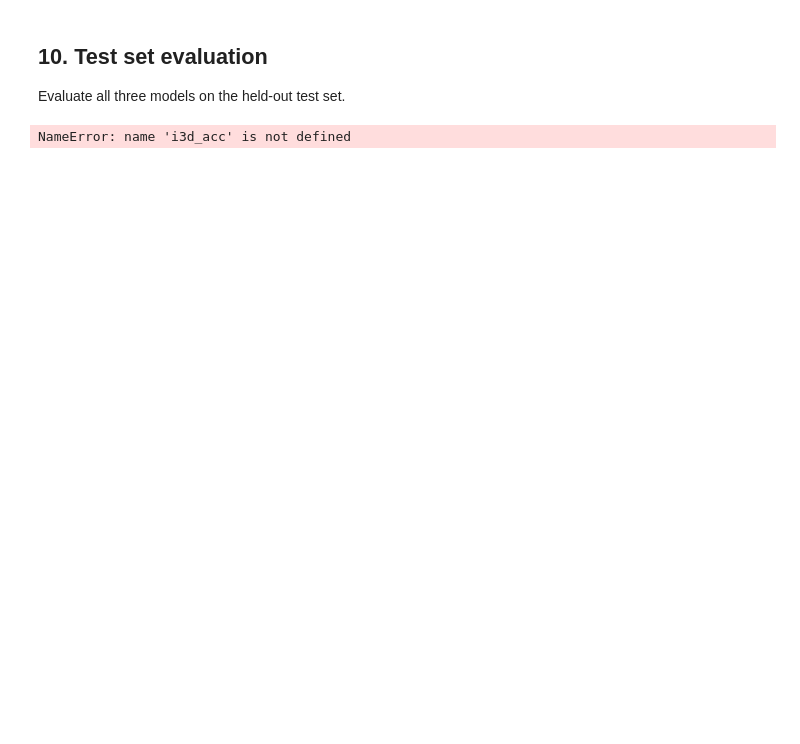
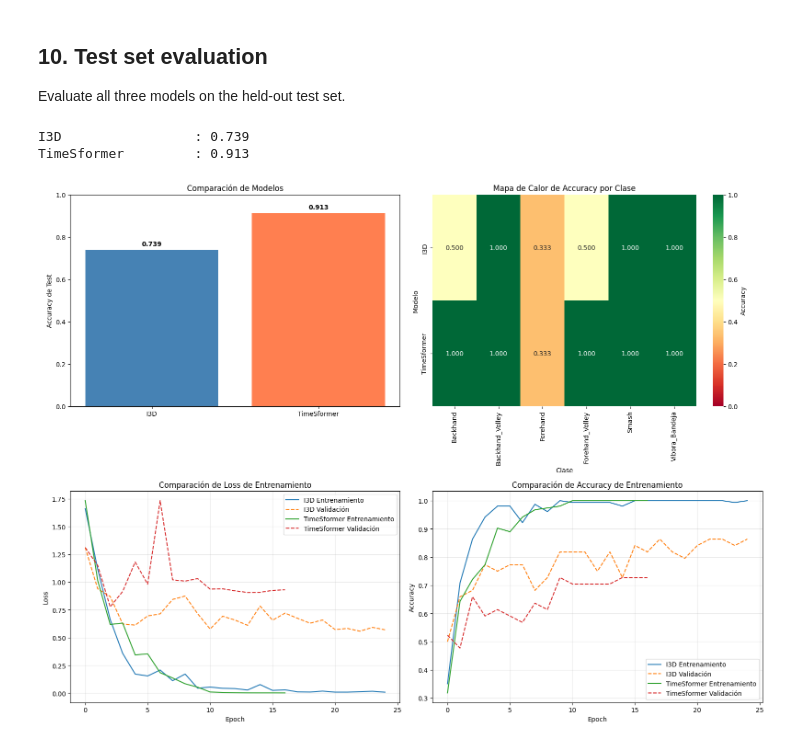
Before and after one commit to romogo17/padel-cv, a Jupyter notebook: notebooks/stroke-classification-video.ipynb, the cells around one changed output. Cells and saved outputs as stored; diff of their text form; code cells hidden in the pictures; blank space fills up the shorter version.

```diff
--- a/notebooks/stroke-classification-video.ipynb
+++ b/notebooks/stroke-classification-video.ipynb
@@ -867,7 +889,10 @@ Forehand_Volley      0.333     0.250     0.286         4
 plot_training_curves(timesformer_history, 'TimeSformer')
 
 # Evaluate on test set
-timesformer_acc, timesformer_per_class = evaluate_model(
+timesformer_acc, timesformer_per_class, timesformer_inference_time = evaluate_model(
     timesformer_adapted, test_loader, train_dataset.labels, device, model_name='TimeSformer'
 )
+
+# Save model and upload to GCS
+save_and_upload_model(timesformer_adapted, 'timesformer', timesformer_history, timesformer_acc, timesformer_per_class, timesformer_inference_time, train_dataset.labels)
 # %% [output]
@@ -931,39 +961,41 @@ sns.heatmap(per_class_matrix, annot=True, fmt='.3f', cmap='RdYlGn',
 axes[0, 1].set_title('Mapa de Calor de Accuracy por Clase')
 axes[0, 1].set_xlabel('Clase')
 axes[0, 1].set_ylabel('Modelo')
 
 # 3. Training loss comparison
 for model_name in model_names:
     if model_name == 'I3D':
-        axes[1, 0].plot(i3d_history['train_loss'], label=f'{model_name} Train', linestyle='-')
-        axes[1, 0].plot(i3d_history['val_loss'], label=f'{model_name} Val', linestyle='--')
+        axes[1, 0].plot(i3d_history['train_loss'], label=f'{model_name} Entrenamiento', linestyle='-')
+        axes[1, 0].plot(i3d_history['val_loss'], label=f'{model_name} Validación', linestyle='--')
     elif model_name == 'TimeSformer' and timesformer_history is not None:
-        axes[1, 0].plot(timesformer_history['train_loss'], label=f'{model_name} Train', linestyle='-')
-        axes[1, 0].plot(timesformer_history['val_loss'], label=f'{model_name} Val', linestyle='--')
+        axes[1, 0].plot(timesformer_history['train_loss'], label=f'{model_name} Entrenamiento', linestyle='-')
+        axes[1, 0].plot(timesformer_history['val_loss'], label=f'{model_name} Validación', linestyle='--')
 
 axes[1, 0].set_xlabel('Epoch')
 axes[1, 0].set_ylabel('Loss')
 axes[1, 0].set_title('Comparación de Loss de Entrenamiento')
 axes[1, 0].legend()
 axes[1, 0].grid(True, alpha=0.3)
 
 # 4. Training accuracy comparison
 for model_name in model_names:
     if model_name == 'I3D':
-        axes[1, 1].plot(i3d_history['train_acc'], label=f'{model_name} Train', linestyle='-')
-        axes[1, 1].plot(i3d_history['val_acc'], label=f'{model_name} Val', linestyle='--')
+        axes[1, 1].plot(i3d_history['train_acc'], label=f'{model_name} Entrenamiento', linestyle='-')
+        axes[1, 1].plot(i3d_history['val_acc'], label=f'{model_name} Validación', linestyle='--')
     elif model_name == 'TimeSformer' and timesformer_history is not None:
-        axes[1, 1].plot(timesformer_history['train_acc'], label=f'{model_name} Train', linestyle='-')
-        axes[1, 1].plot(timesformer_history['val_acc'], label=f'{model_name} Val', linestyle='--')
+        axes[1, 1].plot(timesformer_history['train_acc'], label=f'{model_name} Entrenamiento', linestyle='-')
+        axes[1, 1].plot(timesformer_history['val_acc'], label=f'{model_name} Validación', linestyle='--')
 
 axes[1, 1].set_xlabel('Epoch')
 axes[1, 1].set_ylabel('Accuracy')
 axes[1, 1].set_title('Comparación de Accuracy de Entrenamiento')
 axes[1, 1].legend()
 axes[1, 1].grid(True, alpha=0.3)
 
 
 plt.tight_layout()
 plt.show()
 # %% [output]
-NameError: name 'i3d_acc' is not defined
+I3D                 : 0.739
+TimeSformer         : 0.913
+[figure, added]
```
Also changed, not shown: parts of 10 cells of this notebook, 1 other file.
